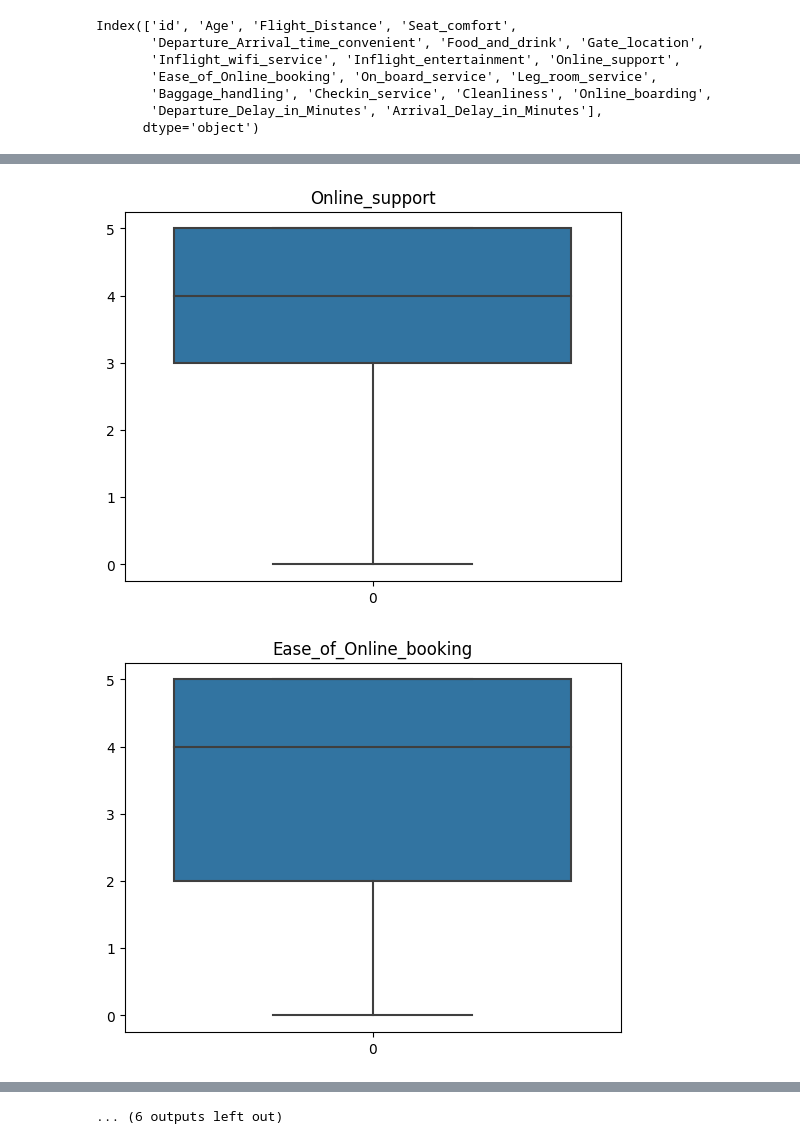
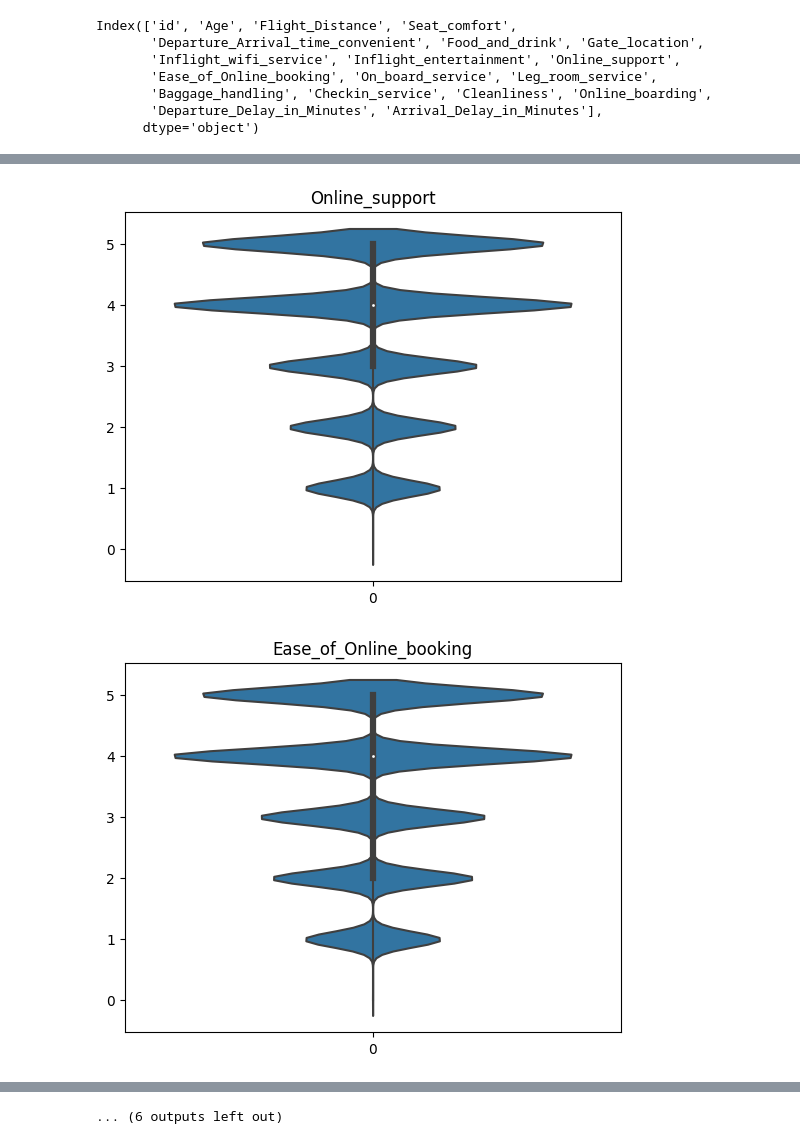
Before and after one commit to data-IA-2022/Airline_David, a Jupyter notebook: eda.ipynb, the cells around one changed output, grey strips where cells are left out. Saved outputs shown, nothing was run; the diff lists cells and outputs as text; code cells hidden in the pictures.

Commit message:
update graphs

```diff
--- a/eda.ipynb
+++ b/eda.ipynb
@@ -6,4 +37,6 @@ from utils import result_anova
 # %%
+from utils import clean_columns
 df = pd.read_csv('https://raw.githubusercontent.com/remijul/dataset/master/Airline%20Passenger%20Satisfaction.csv', sep=';')
-df
+df = clean_columns(df)
+df.shape
 # %% [output]
@@ -92,6 +124 @@ Index(['Arrival Delay in Minutes', 'Online boarding', 'Cleanliness',
       dtype='object')
-# %%
-df.columns = [col.replace(' ', '_') for col in df.columns]
-df.columns = [col.replace('/', '_') for col in df.columns]
-df.columns = [col.replace('-', '_') for col in df.columns]
-df
@@ -208,5 +242,5 @@ Index(['id', 'Age', 'Flight_Distance', 'Seat_comfort',
 # %%
 for col_num in df.select_dtypes(exclude=[object]).drop('id', axis=1).columns:
     plt.figure()
-    sns.boxplot(df[col_num]).set(title=col_num)
+    sns.violinplot(df[col_num]).set(title=col_num)
 # %% [output]
@@ -221,2 +255,2 @@ for col_num in df.select_dtypes(exclude=[object]).drop('id', axis=1).columns:
-[figure, old version]
+[figure, new version]
-[figure, old version]
+[figure, new version]
```
Also changed, not shown: parts of 20 cells of this notebook.
